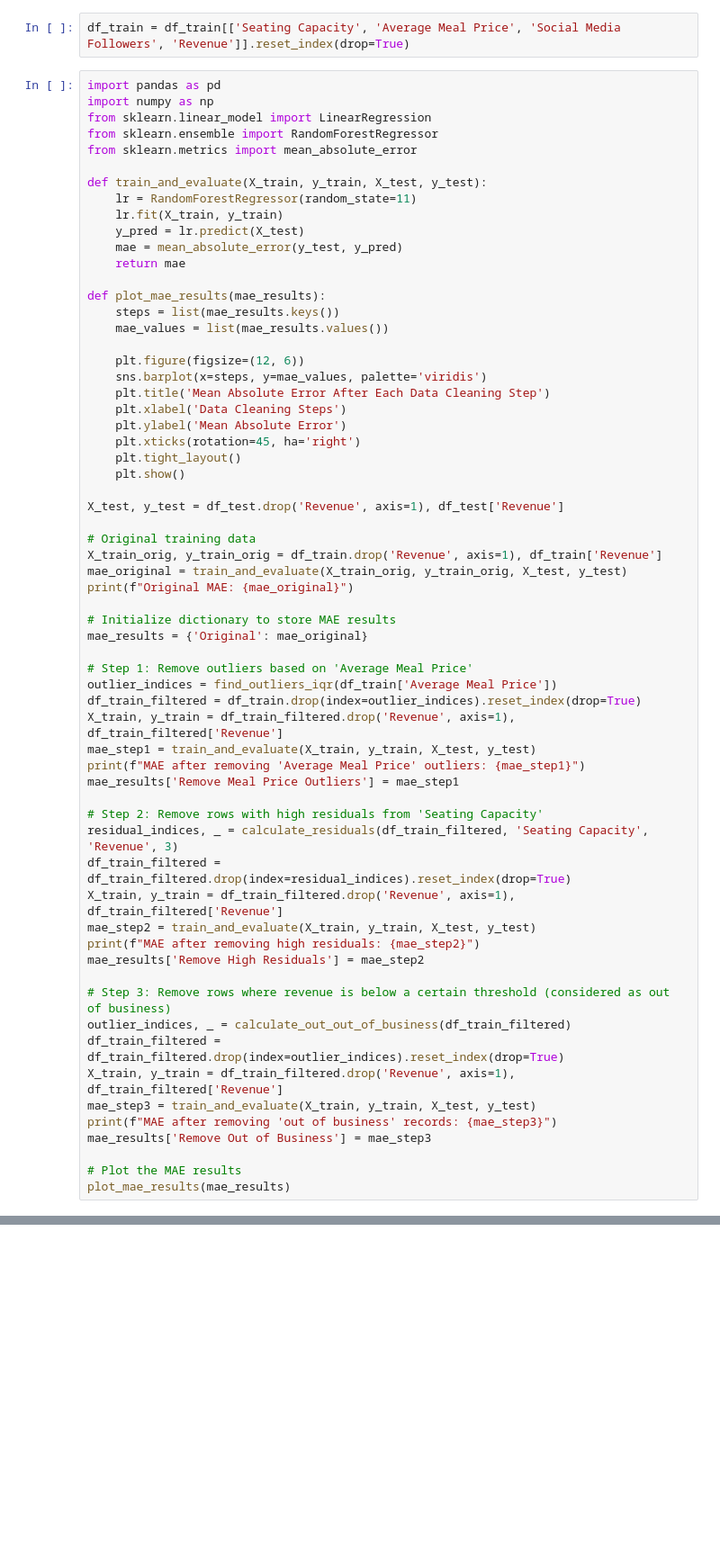
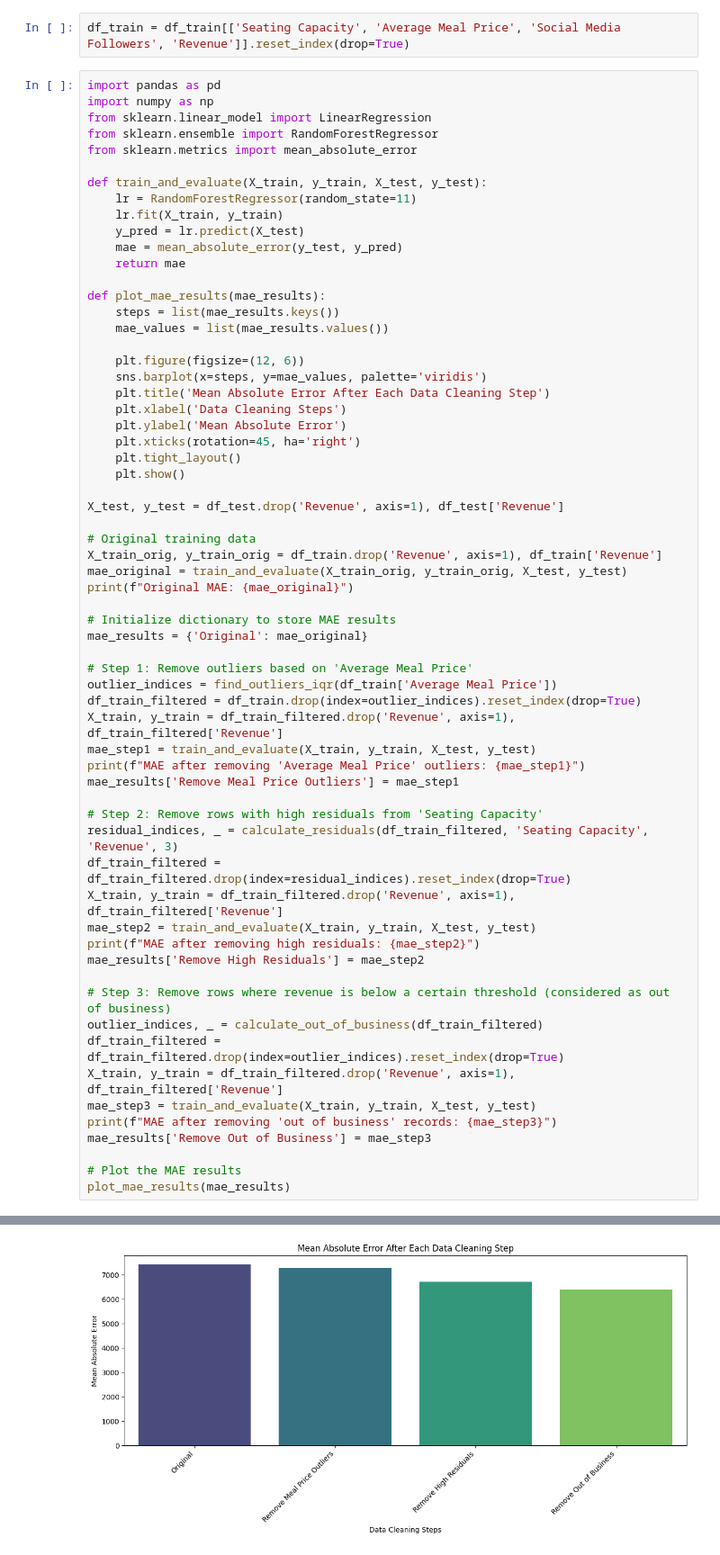
Before and after one commit to racousin/data_science_practice, a Jupyter notebook: website/public/modules/module5/course/handling_outliers.ipynb, the cells around one changed output, grey strips where cells are left out. Shown at 90% size. Drawn from its saved outputs; the diff is of its cells as text; blank space fills up the shorter version.

```diff
--- a/website/public/modules/module5/course/handling_outliers.ipynb
+++ b/website/public/modules/module5/course/handling_outliers.ipynb
@@ -217,7 +246,7 @@ print(f"MAE after removing high residuals: {mae_step2}")
 mae_results['Remove High Residuals'] = mae_step2
 
 # Step 3: Remove rows where revenue is below a certain threshold (considered as out of business)
-outlier_indices, _ = calculate_out_out_of_business(df_train_filtered)
+outlier_indices, _ = calculate_out_of_business(df_train_filtered)
 df_train_filtered = df_train_filtered.drop(index=outlier_indices).reset_index(drop=True)
 X_train, y_train = df_train_filtered.drop('Revenue', axis=1), df_train_filtered['Revenue']
 mae_step3 = train_and_evaluate(X_train, y_train, X_test, y_test)
@@ -226,3 +255,4 @@ mae_results['Remove Out of Business'] = mae_step3
 
 # Plot the MAE results
 plot_mae_results(mae_results)
+# %% [output]
@@ -228,0 +269 @@ plot_mae_results(mae_results)
+[figure, added]
```
Also changed, not shown: parts of 6 cells of this notebook, 16 other files.
